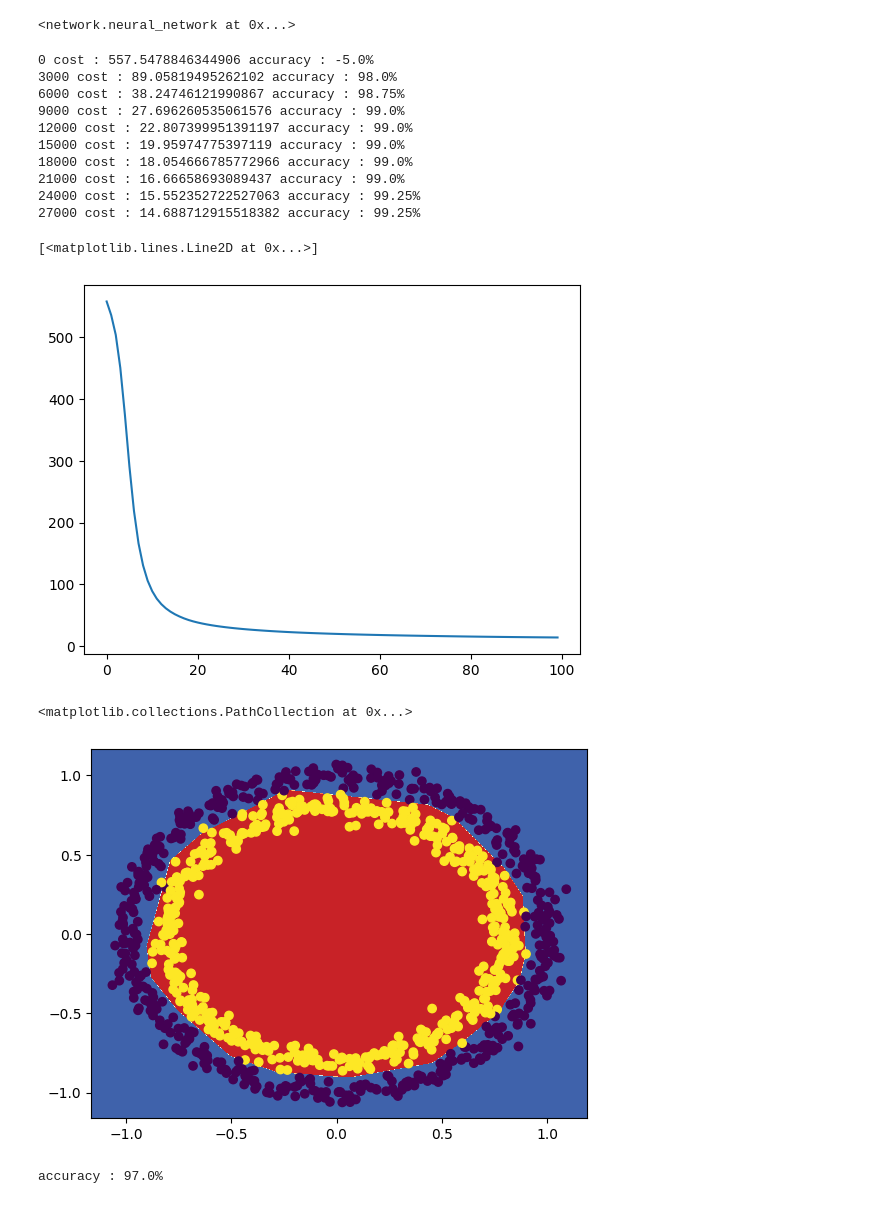
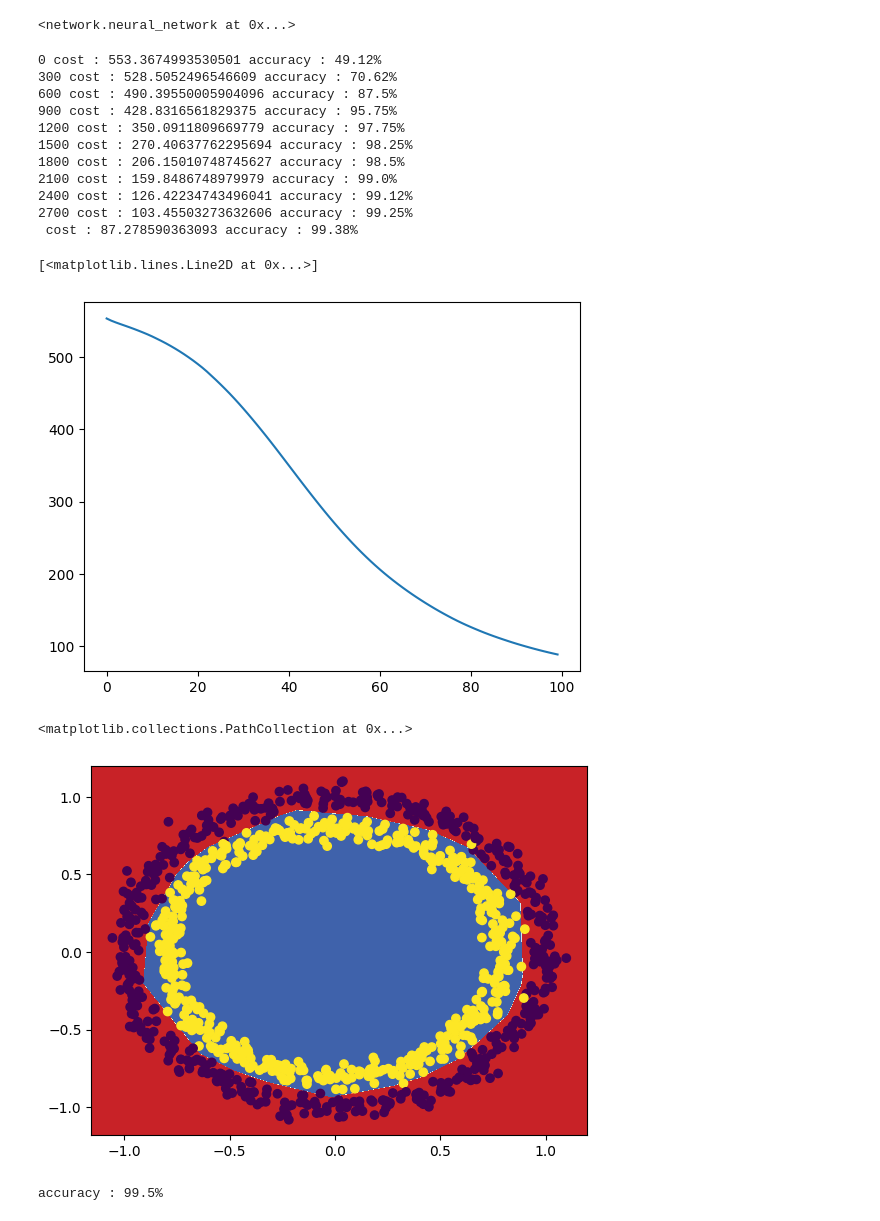
Before and after one commit to bayramenes/fastNeuron, a Jupyter notebook: app.ipynb, the cells around one changed output. Saved outputs shown, nothing was run; the diff lists cells and outputs as text; code cells hidden in the pictures.

Commit message:
deleted some comments restructures the accuracy and prediction to include all activations functions and losses

```diff
--- a/app.ipynb
+++ b/app.ipynb
@@ -81,39 +81,39 @@ optimizer : Mini-Batch Gradient Descent
 cost function : Categorical Cross Entropy
 <network.neural_network at 0x...>
 # %%
-model , costs = model.fit(x_train,y_train,0.0001,30000)
+model , costs = model.fit(x_train,y_train,0.0001,3000)
 # %% [output]
-0 cost : 557.5478846344906 accuracy : -5.0%
-3000 cost : 89.05819495262102 accuracy : 98.0%
-6000 cost : 38.24746121990867 accuracy : 98.75%
-9000 cost : 27.696260535061576 accuracy : 99.0%
-12000 cost : 22.807399951391197 accuracy : 99.0%
-15000 cost : 19.95974775397119 accuracy : 99.0%
-18000 cost : 18.054666785772966 accuracy : 99.0%
-21000 cost : 16.66658693089437 accuracy : 99.0%
-24000 cost : 15.552352722527063 accuracy : 99.25%
-27000 cost : 14.688712915518382 accuracy : 99.25%
+0 cost : 553.3674993530501 accuracy : 49.12%
+300 cost : 528.5052496546609 accuracy : 70.62%
+600 cost : 490.39550005904096 accuracy : 87.5%
+900 cost : 428.8316561829375 accuracy : 95.75%
+1200 cost : 350.0911809669779 accuracy : 97.75%
+1500 cost : 270.40637762295694 accuracy : 98.25%
+1800 cost : 206.15010748745627 accuracy : 98.5%
+2100 cost : 159.8486748979979 accuracy : 99.0%
+2400 cost : 126.42234743496041 accuracy : 99.12%
+2700 cost : 103.45503273632606 accuracy : 99.25%
+ cost : 87.278590363093 accuracy : 99.38%
 # %%
 plt.plot(costs)
 # %% [output]
 [<matplotlib.lines.Line2D at 0x...>]
-[figure, old version]
+[figure, new version]
 # %%
 x_min , x_max = DATA[:,0].min() - 0.1 , DATA[:,0].max() + 0.1
 y_min , y_max = DATA[:,1].min() - 0.1 , DATA[:,1].max() + 0.1
 xx , yy = np.meshgrid(np.linspace(x_min,x_max,1000),np.linspace(y_min,y_max,1000))
 np.linspace(y_min,y_max,100)
 x_in = np.c_[xx.ravel(),yy.ravel()]
-# y_pred = (model.predict(x_in)[:,0] != 1).astype(int).reshape(xx.shape)
-y_pred = ((model.predict(x_in)[:,0] != 1).astype(int) != 1).astype(int).reshape(xx.shape)
+y_pred = (model.predict(x_in)[:,0] != 1).astype(int).reshape(xx.shape)
 
 plt.contourf(xx,yy,y_pred,cmap= plt.cm.RdYlBu)
 plt.scatter(DATA[:,0],DATA[:,1],c = LABELS)
 # %% [output]
 <matplotlib.collections.PathCollection at 0x...>
-[figure, old version]
+[figure, new version]
 # %%
-accuracy = ((x_test.shape[0] - np.sum((model.predict(x_test) != y_test).astype(int))) / x_test.shape[0] ) * 100
+accuracy = model.evaluate(model.predict(x_test),y_test)
 print(f"accuracy : {accuracy}%")
 # %% [output]
-accuracy : 97.0%
+accuracy : 99.5%
```
Also changed, not shown: parts of 2 cells of this notebook, 3 other files.
